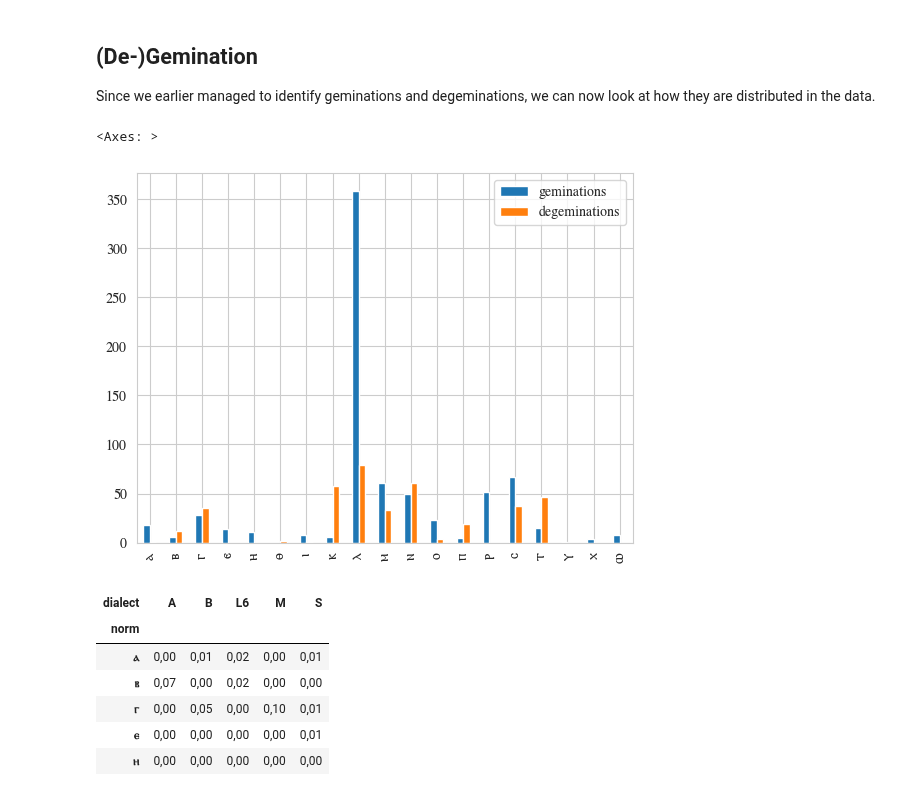
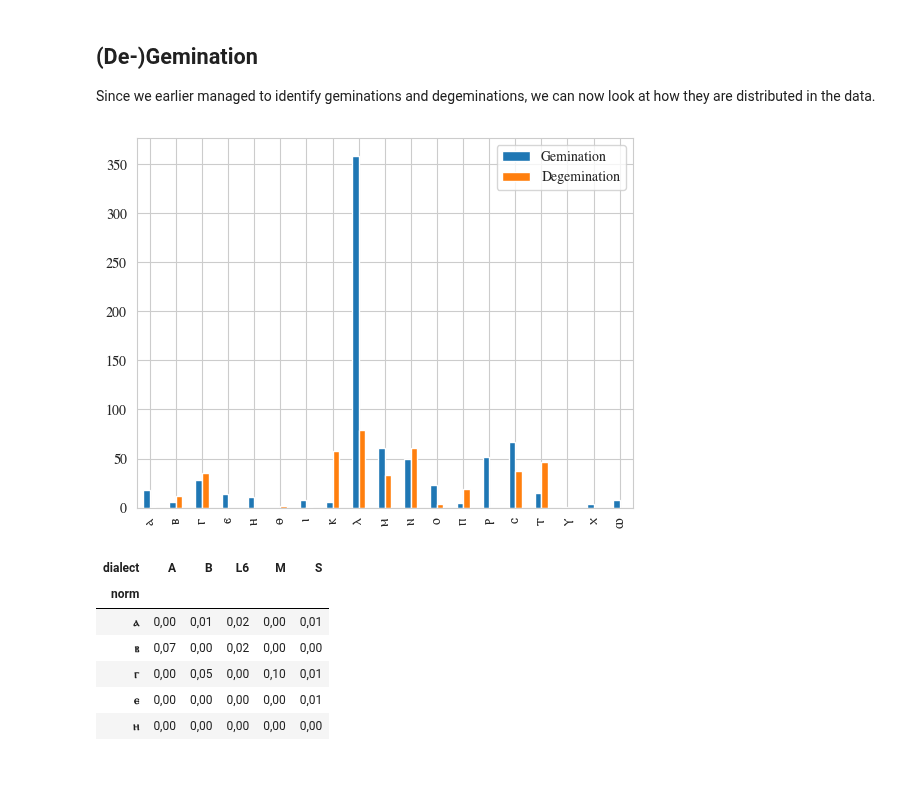
Before and after one commit to kmein/greek-coptic, a Jupyter notebook: greek-coptic.ipynb, the cells around one changed output. Saved outputs shown, nothing was run; the diff lists cells and outputs as text; code cells hidden in the pictures.

```diff
--- a/greek-coptic.ipynb
+++ b/greek-coptic.ipynb
@@ -784,15 +784,15 @@ Since we earlier managed to identify geminations and degeminations, we can now l
 # %%
 plt.rcParams['font.family'] = 'Antinoou'
 geminations = df_diff[(df_diff["norm"] * 2 == df_diff["var"])]
 degeminations = df_diff[(df_diff["norm"] == df_diff["var"] * 2)]
 
 pd.DataFrame({
-    "geminations": geminations[geminations["norm"].str.len() == 1]["norm"].value_counts(),
-    "degeminations": degeminations[degeminations["var"].str.len() == 1]["var"].value_counts()
+    "Gemination": geminations[geminations["norm"].str.len() == 1]["norm"].value_counts(),
+    "Degemination": degeminations[degeminations["var"].str.len() == 1]["var"].value_counts()
 }).plot.bar()
+write_figure("gemination_degemination")
 # %% [output]
-<Axes: >
-[figure, old version]
+[figure, new version]
 # %%
 x = geminations[geminations["norm"].str.len() == 1]
 y = pd.crosstab(x["norm"], x["dialect"])
```
Also changed, not shown: parts of 1 cell of this notebook.
